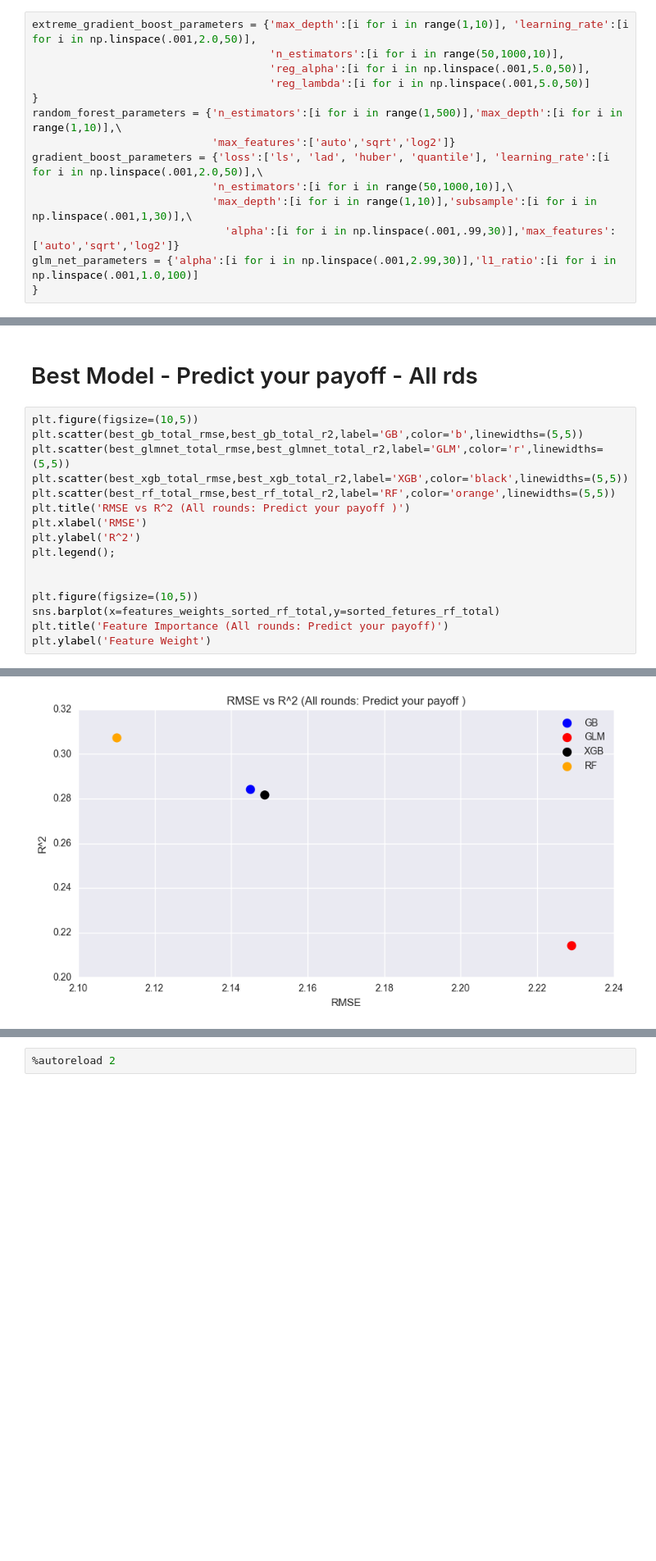
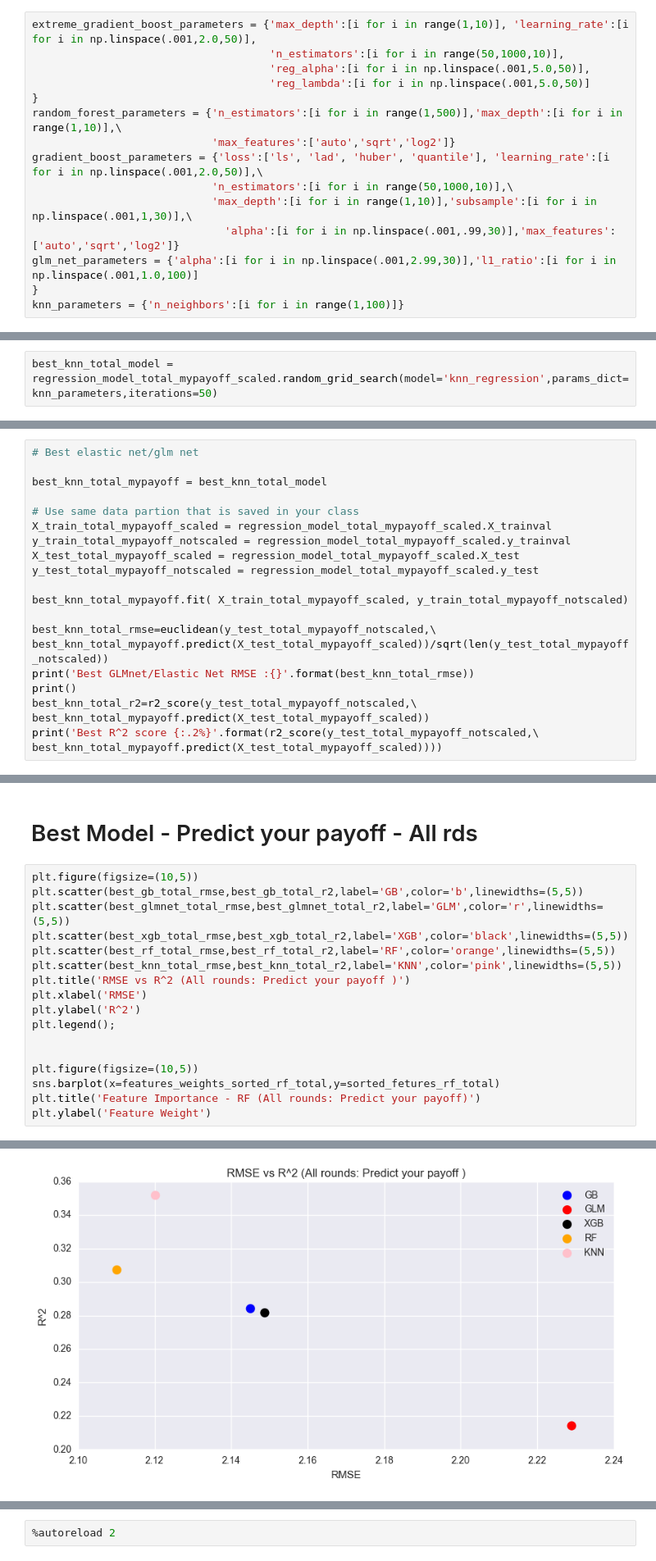
Before and after one commit to jonhilgart22/Galvanize-Machine-Learning-I, a Jupyter notebook: Final_Project_Ultimatum_Game/ML_Final_Ultimatum_Game.ipynb, the cells around one changed output, grey strips where cells are left out. Shown at 82% size. Saved outputs shown, nothing was run; the diff lists cells and outputs as text; blank space fills up the shorter version.

```diff
--- a/Final_Project_Ultimatum_Game/ML_Final_Ultimatum_Game.ipynb
+++ b/Final_Project_Ultimatum_Game/ML_Final_Ultimatum_Game.ipynb
@@ -1358,6 +1493,7 @@ gradient_boost_parameters = {'loss':['ls', 'lad', 'huber', 'quantile'], 'learnin
                               'alpha':[i for i in np.linspace(.001,.99,30)],'max_features':['auto','sqrt','log2']}
 glm_net_parameters = {'alpha':[i for i in np.linspace(.001,2.99,30)],'l1_ratio':[i for i in np.linspace(.001,1.0,100)]
 }
+knn_parameters = {'n_neighbors':[i for i in range(1,100)]}
 # %% [markdown]
 #### Random Forest  - Grid Search
 # %%
@@ -1504,0 +1643,2 @@ Best R^2 score 21.41%
+# %%
+best_knn_total_model = regression_model_total_mypayoff_scaled.random_grid_search(model='knn_regression',params_dict=knn_parameters,iterations=50)
@@ -1504,0 +1648,21 @@ Best R^2 score 21.41%
+# %%
+# Best elastic net/glm net
+
+best_knn_total_mypayoff = best_knn_total_model
+
+# Use same data partion that is saved in your class
+X_train_total_mypayoff_scaled = regression_model_total_mypayoff_scaled.X_trainval
+y_train_total_mypayoff_notscaled = regression_model_total_mypayoff_scaled.y_trainval
+X_test_total_mypayoff_scaled = regression_model_total_mypayoff_scaled.X_test
+y_test_total_mypayoff_notscaled = regression_model_total_mypayoff_scaled.y_test
+
+best_knn_total_mypayoff.fit( X_train_total_mypayoff_scaled, y_train_total_mypayoff_notscaled)
+
+best_knn_total_rmse=euclidean(y_test_total_mypayoff_notscaled,\
+best_knn_total_mypayoff.predict(X_test_total_mypayoff_scaled))/sqrt(len(y_test_total_mypayoff_notscaled))
+print('Best GLMnet/Elastic Net RMSE :{}'.format(best_knn_total_rmse))
+print()
+best_knn_total_r2=r2_score(y_test_total_mypayoff_notscaled,\
+best_knn_total_mypayoff.predict(X_test_total_mypayoff_scaled))
+print('Best R^2 score {:.2%}'.format(r2_score(y_test_total_mypayoff_notscaled,\
+best_knn_total_mypayoff.predict(X_test_total_mypayoff_scaled))))
@@ -1507,19 +1675,20 @@ Best R^2 score 21.41%
 # %%
 plt.figure(figsize=(10,5))
 plt.scatter(best_gb_total_rmse,best_gb_total_r2,label='GB',color='b',linewidths=(5,5))
 plt.scatter(best_glmnet_total_rmse,best_glmnet_total_r2,label='GLM',color='r',linewidths=(5,5))
 plt.scatter(best_xgb_total_rmse,best_xgb_total_r2,label='XGB',color='black',linewidths=(5,5))
 plt.scatter(best_rf_total_rmse,best_rf_total_r2,label='RF',color='orange',linewidths=(5,5))
+plt.scatter(best_knn_total_rmse,best_knn_total_r2,label='KNN',color='pink',linewidths=(5,5))
 plt.title('RMSE vs R^2 (All rounds: Predict your payoff )')
 plt.xlabel('RMSE')
 plt.ylabel('R^2')
 plt.legend();
 
 
 plt.figure(figsize=(10,5))
 sns.barplot(x=features_weights_sorted_rf_total,y=sorted_fetures_rf_total)
-plt.title('Feature Importance (All rounds: Predict your payoff)')
+plt.title('Feature Importance - RF (All rounds: Predict your payoff)')
 plt.ylabel('Feature Weight')
 # %% [output]
 <matplotlib.text.Text at 0x...>
-[figure, old version]
+[figure, new version]
```
Also changed, not shown: parts of 32 cells of this notebook, 1 other file.
